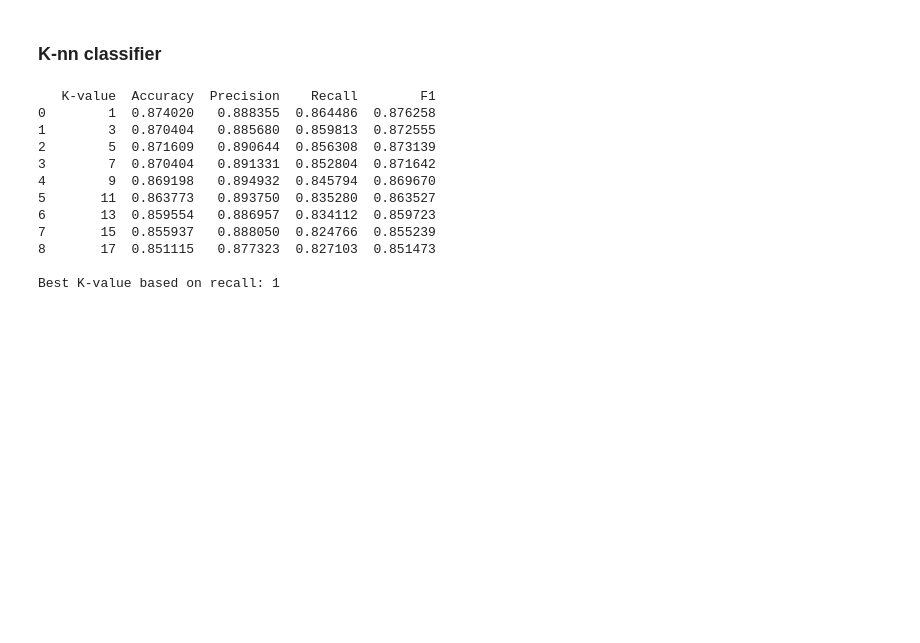
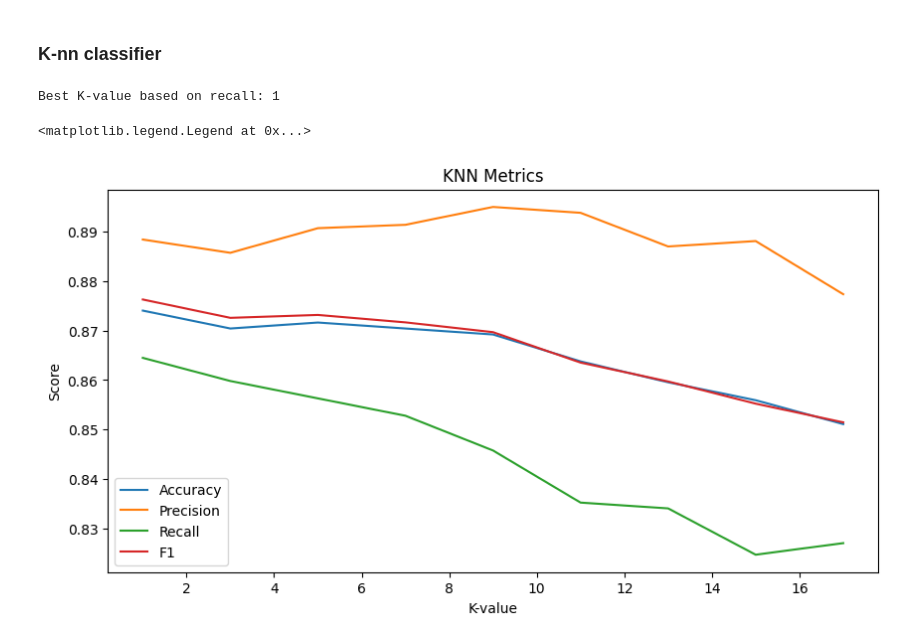
Before and after one commit to OmarNasri/ECG-abnormality-detector, a Jupyter notebook: detector.ipynb, the cells around one changed output. Cells and saved outputs as stored; diff of their text form; code cells hidden in the pictures; blank space fills up the shorter version.

Commit message:
Added some plots

```diff
--- a/detector.ipynb
+++ b/detector.ipynb
@@ -570,7 +565,7 @@ SVM Metrics:
 svm_predictions = svm_classifier.predict(X_unseen)
 predictions_df["svm_predicted_label"] = svm_predictions
 
-accuracy, precision, recall, f1, conf_matrix = _get_metrics(y_unseen, svm_predictions)
+accuracy, precision, recall, f1, conf_matrix_svm = _get_metrics(y_unseen, svm_predictions)
 total_metrics.update(
     {
         "SVM-Accuracy": accuracy,
@@ -581,7 +576,7 @@ total_metrics.update(
 )
 
 print(
-    f"Accuracy: {accuracy}\nPrecision: {precision}\nRecall: {recall}\nF1: {f1}\nConfusion Matrix:\n{conf_matrix}"
+    f"Accuracy: {accuracy}\nPrecision: {precision}\nRecall: {recall}\nF1: {f1}\nConfusion Matrix:\n{conf_matrix_svm}"
 )
 # %% [output]
 Accuracy: 0.8089887640449438
@@ -618,6 +613,8 @@ def k_nn_classifier(
     -------
     int
         Best k-value.
+    pd.Dataframe
+        DataFrame with metrics for each k-value.
     """
     metrics = {
         "K-value": [],
@@ -645,25 +642,26 @@ def k_nn_classifier(
     best_k = metrics_df.loc[metrics_df["Recall"].idxmax()]
     best_k = int(best_k["K-value"])
 
-    print(metrics_df)
     print(f"\nBest K-value based on recall: {best_k}")
-    return best_k
+    return best_k, metrics_df
 
-
-best_k = k_nn_classifier(X_train, y_train, K_VALUES)
+best_k, metrics_df = k_nn_classifier(X_train, y_train, K_VALUES)
 # %% [output]
-   K-value  Accuracy  Precision    Recall        F1
-0        1  0.874020   0.888355  0.864486  0.876258
-1        3  0.870404   0.885680  0.859813  0.872555
-2        5  0.871609   0.890644  0.856308  0.873139
-3        7  0.870404   0.891331  0.852804  0.871642
-4        9  0.869198   0.894932  0.845794  0.869670
-5       11  0.863773   0.893750  0.835280  0.863527
-6       13  0.859554   0.886957  0.834112  0.859723
-7       15  0.855937   0.888050  0.824766  0.855239
-8       17  0.851115   0.877323  0.827103  0.851473
-
 Best K-value based on recall: 1
+# %%
+#Plot KNN metrics
+fig = plt.figure(figsize=(10, 5))
+plt.plot(metrics_df["K-value"], metrics_df["Accuracy"], label="Accuracy")
+plt.plot(metrics_df["K-value"], metrics_df["Precision"], label="Precision")
+plt.plot(metrics_df["K-value"], metrics_df["Recall"], label="Recall")
+plt.plot(metrics_df["K-value"], metrics_df["F1"], label="F1")
+plt.title("KNN Metrics")
+plt.xlabel("K-value")
+plt.ylabel("Score")
+plt.legend()
+# %% [output]
+<matplotlib.legend.Legend at 0x...>
+[figure, added]
 # %%
 knn_final = KNeighborsClassifier(n_neighbors=best_k)
 knn_final.fit(X_train, y_train)
```
Also changed, not shown: parts of 10 cells of this notebook.
